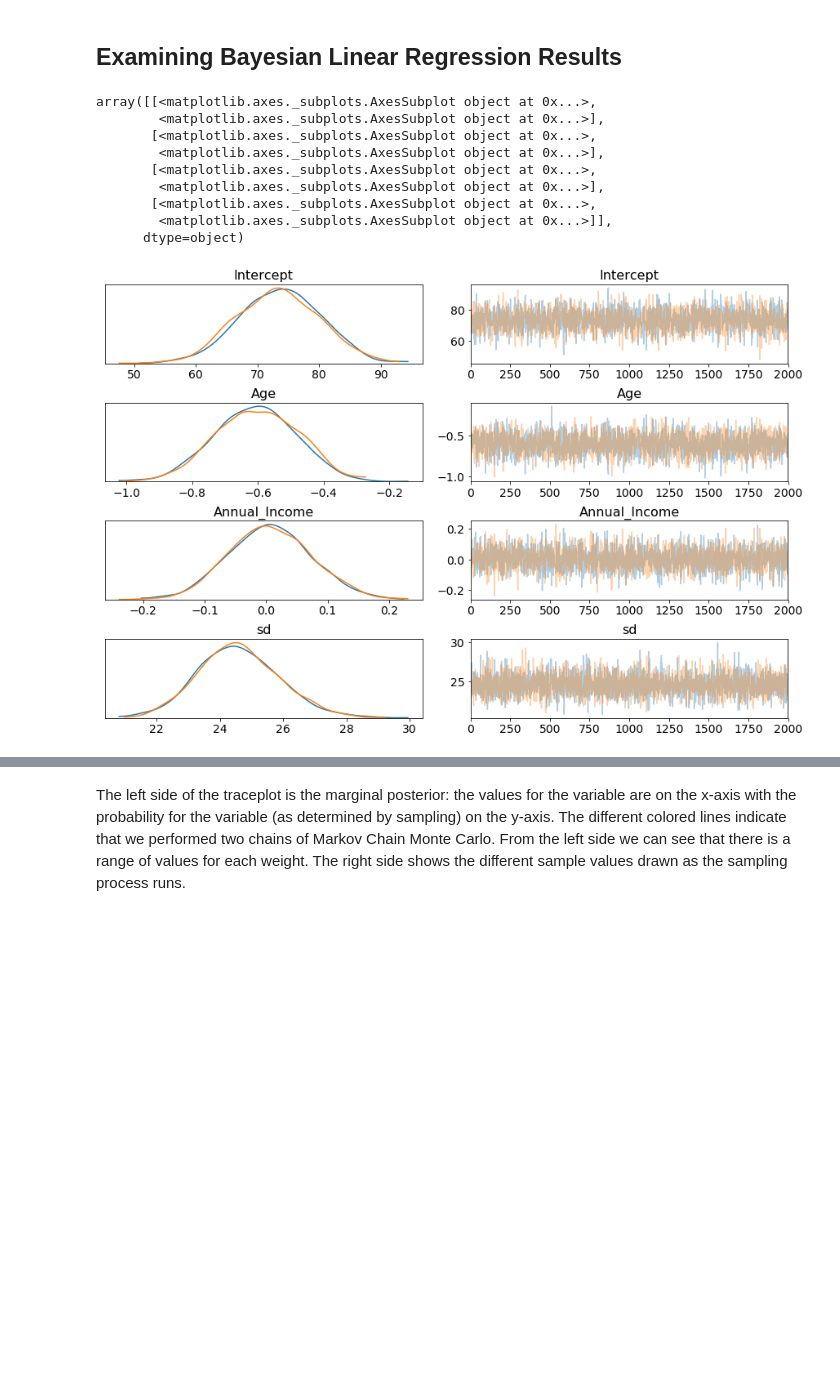
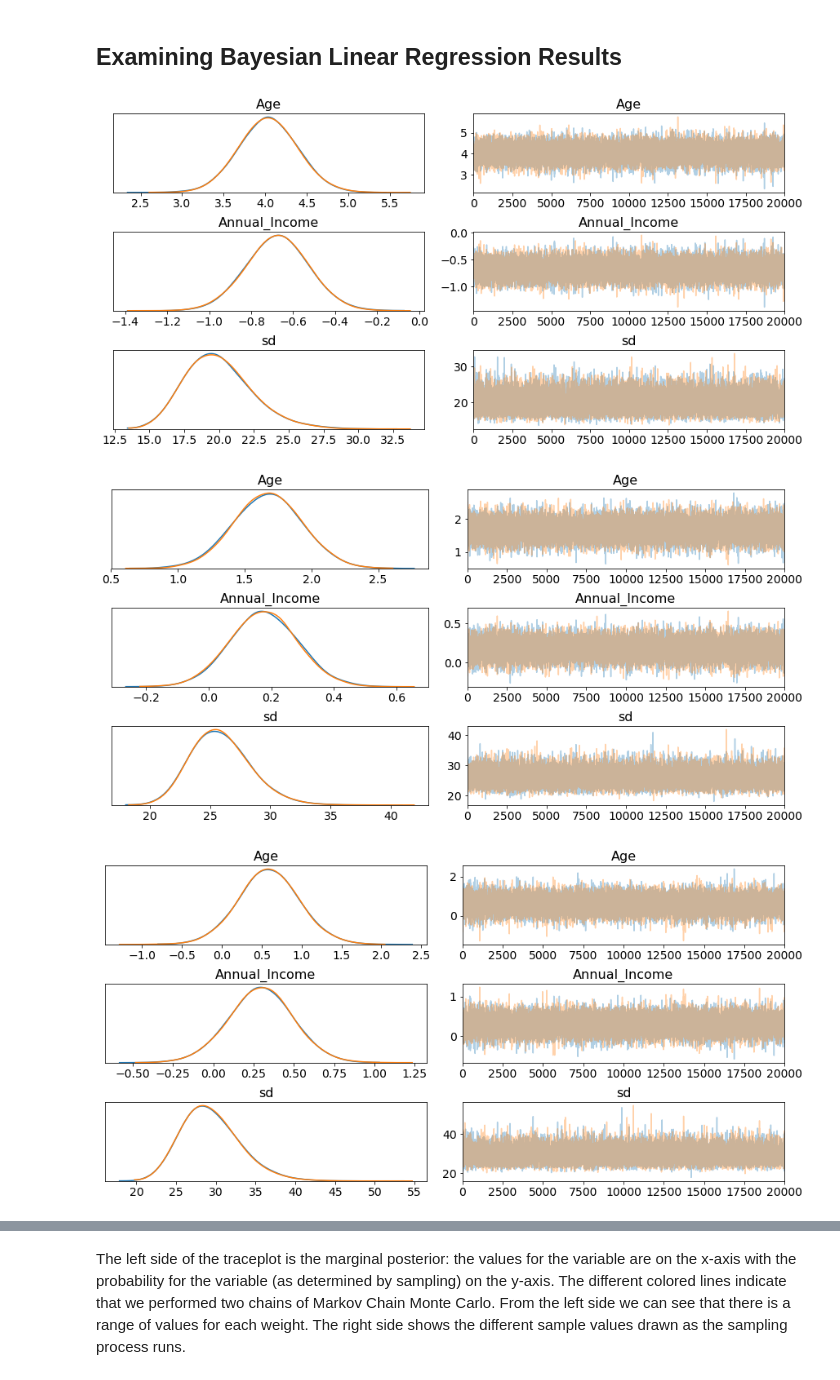
Before and after one commit to nealpatel02/DataScience_Project_3251, a Jupyter notebook: final presentation_jz.ipynb, the cells around one changed output, grey strips where cells are left out. Cells and saved outputs as stored; diff of their text form; code cells hidden in the pictures; blank space fills up the shorter version.

```diff
--- a/final presentation_jz.ipynb
+++ b/final presentation_jz.ipynb
@@ -373,15 +389,9 @@ NUTS: [sd, Annual_Income, Age, Intercept]
 # %% [markdown]
 ## Examining Bayesian Linear Regression Results
-# %%
-pm.traceplot(linear_trace)
-# %% [output]
-array([[<matplotlib.axes._subplots.AxesSubplot object at 0x...>,
-        <matplotlib.axes._subplots.AxesSubplot object at 0x...>],
-       [<matplotlib.axes._subplots.AxesSubplot object at 0x...>,
-        <matplotlib.axes._subplots.AxesSubplot object at 0x...>],
-       [<matplotlib.axes._subplots.AxesSubplot object at 0x...>,
-        <matplotlib.axes._subplots.AxesSubplot object at 0x...>],
-       [<matplotlib.axes._subplots.AxesSubplot object at 0x...>,
-        <matplotlib.axes._subplots.AxesSubplot object at 0x...>]],
-      dtype=object)
-[figure, removed]
+# %%
+for i in range(0,len(linear_trace)):
+    pm.traceplot(linear_trace[i])
+# %% [output]
+[figure, added]
+[figure, added]
+[figure, added]
```
Also changed, not shown: parts of 14 cells of this notebook.
